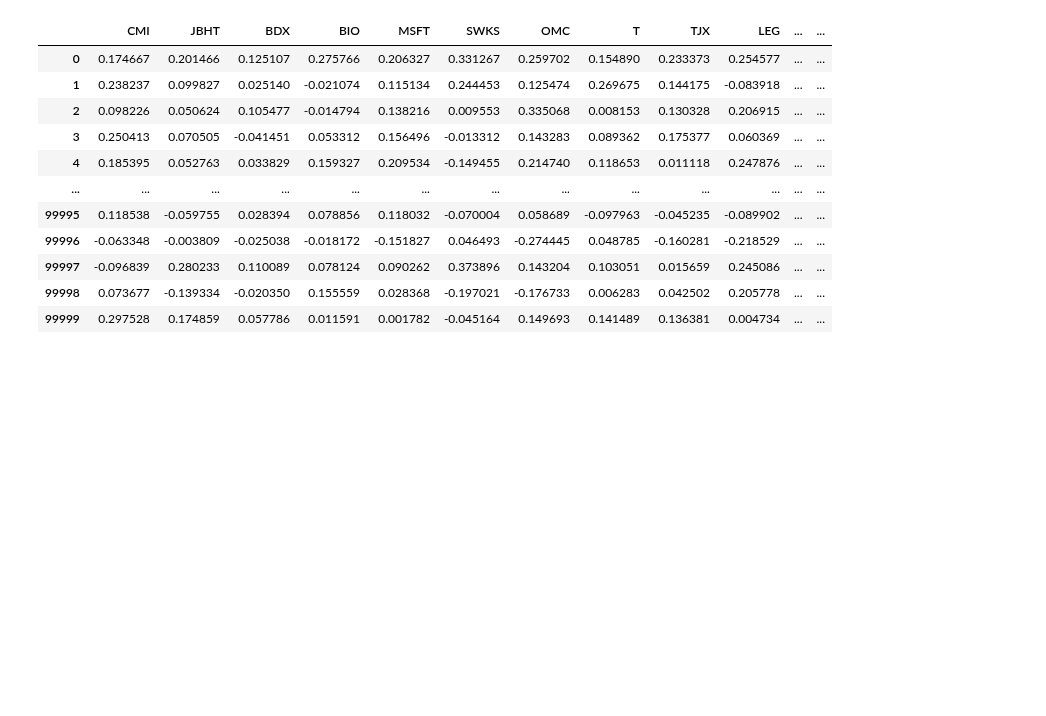
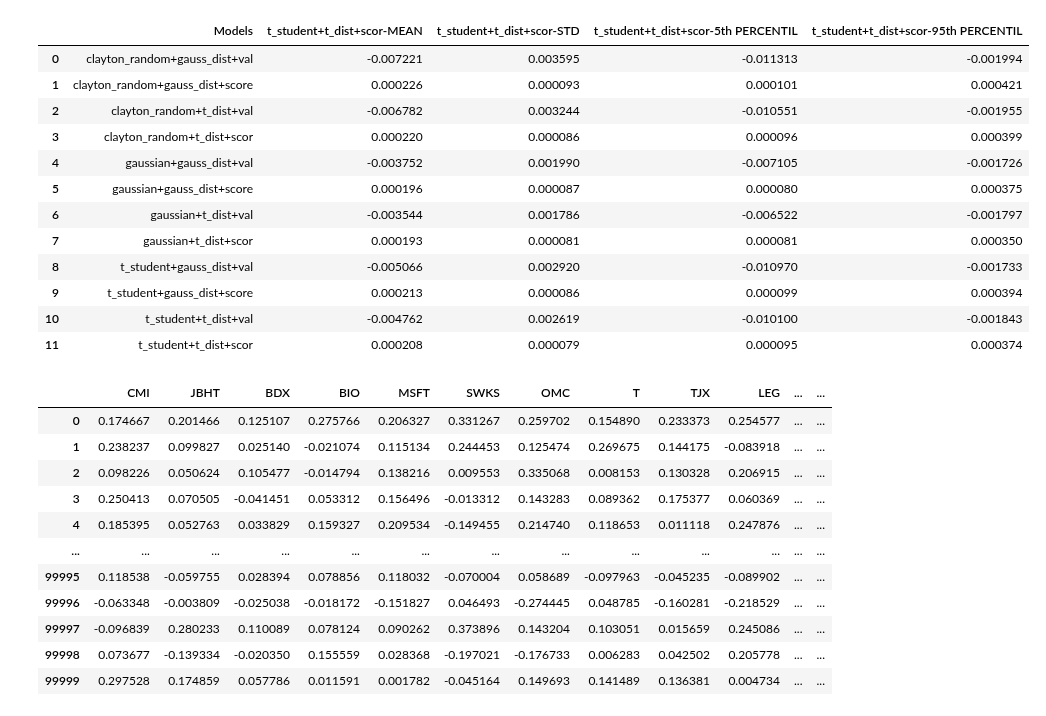
Before and after one commit to mkowalewski1282/portfolio_analysis, a Jupyter notebook: get_portfolio_returns_TEST.ipynb, the cells around one changed output. Cells and saved outputs as stored; diff of their text form; code cells hidden in the pictures; blank space fills up the shorter version.

Commit message:
first batch of stocks tested

```diff
--- a/get_portfolio_returns_TEST.ipynb
+++ b/get_portfolio_returns_TEST.ipynb
@@ -15,20 +15,3 @@ distributions = ["gauss_dist", "t_dist"]
 window_size = 32
 taus = [0.0005, 0.001, 0.002, 0.005, 0.01, 0.02, 0.05, 0.1, 0.15, 0.2]
 maximum_weight = 0.3
-# %%
-for tau in taus:
-    portfolios = optimize_windows(number_of_quarters=window_size, tau=tau, maximum_weight=maximum_weight, data_path=file_path)
-    for copula in copulas:
-        for window in range(0, 64):
-            if window % 5 == 0:
-                print(f'Tau: {tau}, Cop: {copula} - {window}')
-            returns_window = returns_df.iloc[window : 32+window_size]
-            distribution_fit = DistributionFit()
-            distribution_fit.set_df(returns_window)
-            distribution_fit.fit_distribution_all_stocks()
-            # distribution_fit.get_fitted_params()
-            simulated_data_path = r'../copulas_outputs/simulated_' + copula + '_22_stocks' + f'_{window}_window.csv'
-            distribution_fit.load_simulated_data_from_csv(simulated_data_path)
-            distribution_fit.calculate_returns_from_simulated_quantiles()
-            returns_norm = distribution_fit.get_simulated_return_norm()
-            returns_t = distribution_fit.get_simulated_return_t_student()
@@ -35,3 +105,41 @@ for tau in taus:
+# %%
+stat_dfs = []
+for tau in taus:
+    tau_str = str(tau).replace(".", "_")
+    input_path = r"../scores/taus/" + f'tau_{tau_str}/scores_{tau_str}.csv'
+    df = pd.read_csv(input_path, index_col = 0)
+    stats = pd.DataFrame()
+    means = []
+    stds = []
+    percentiles_5 = []
+    percentiles_95 = []
+    for col in df.columns:
+        means.append(df[col].mean())
+        stds.append(df[col].std())
+        percentiles_5.append(np.percentile(df[col], 5))
+        percentiles_95.append(np.percentile(df[col], 95))
+    stats[f"Models"] = df.columns.to_list()
+    stats[f"{col}-MEAN"] = means
+    stats[f"{col}-STD"] = stds
+    stats[f"{col}-5th PERCENTIL"] = percentiles_5
+    stats[f"{col}-95th PERCENTIL"] = percentiles_95
+    stat_dfs.append(stats)
+# %%
+stat_dfs[5]
+# %% [output]
+|  | Models | t_student+t_dist+scor-MEAN | t_student+t_dist+scor-STD | t_student+t_dist+scor-5th PERCENTIL | t_student+t_dist+scor-95th PERCENTIL |
+| 0 | clayton_random+gauss_dist+val | -0.007221 | 0.003595 | -0.011313 | -0.001994 |
+| 1 | clayton_random+gauss_dist+score | 0.000226 | 0.000093 | 0.000101 | 0.000421 |
+| 2 | clayton_random+t_dist+val | -0.006782 | 0.003244 | -0.010551 | -0.001955 |
+| 3 | clayton_random+t_dist+scor | 0.000220 | 0.000086 | 0.000096 | 0.000399 |
+| 4 | gaussian+gauss_dist+val | -0.003752 | 0.001990 | -0.007105 | -0.001726 |
+| 5 | gaussian+gauss_dist+score | 0.000196 | 0.000087 | 0.000080 | 0.000375 |
+| 6 | gaussian+t_dist+val | -0.003544 | 0.001786 | -0.006522 | -0.001797 |
+| 7 | gaussian+t_dist+scor | 0.000193 | 0.000081 | 0.000081 | 0.000350 |
+| 8 | t_student+gauss_dist+val | -0.005066 | 0.002920 | -0.010970 | -0.001733 |
+| 9 | t_student+gauss_dist+score | 0.000213 | 0.000086 | 0.000099 | 0.000394 |
+| 10 | t_student+t_dist+val | -0.004762 | 0.002619 | -0.010100 | -0.001843 |
+| 11 | t_student+t_dist+scor | 0.000208 | 0.000079 | 0.000095 | 0.000374 |
 # %%
 window = 5
 output_file_path = r'../data_return_rates/simulated_' + copulas[0] + '_RETURNS_22_stocks' + f'_{window}_window_'
```
Also changed, not shown: parts of 4 cells of this notebook.
